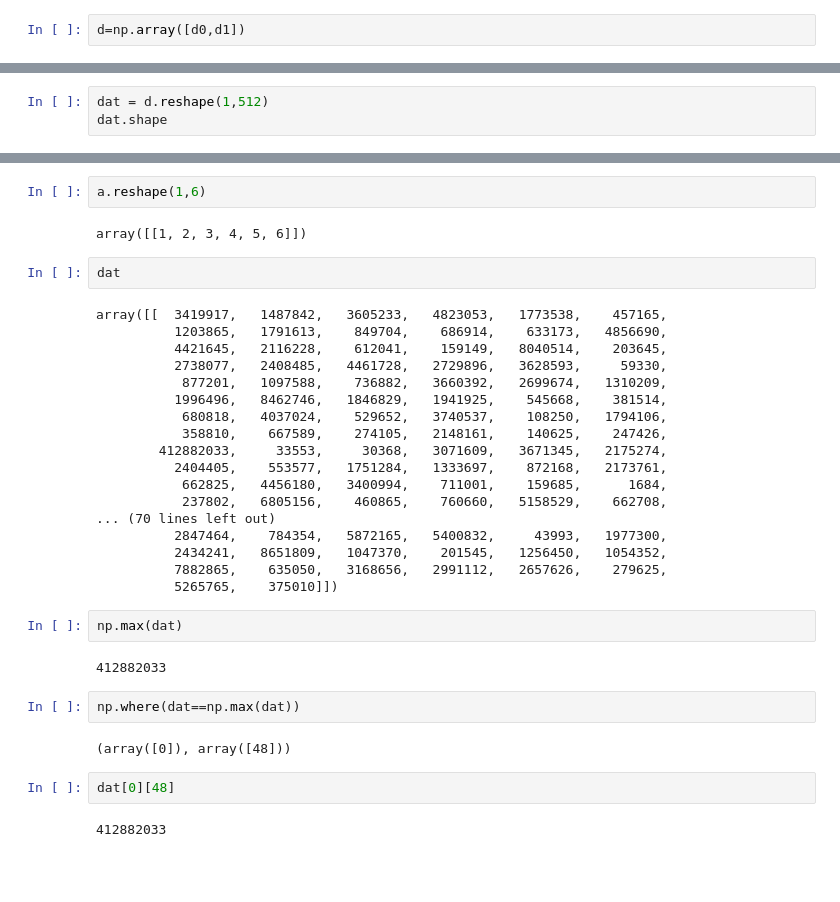
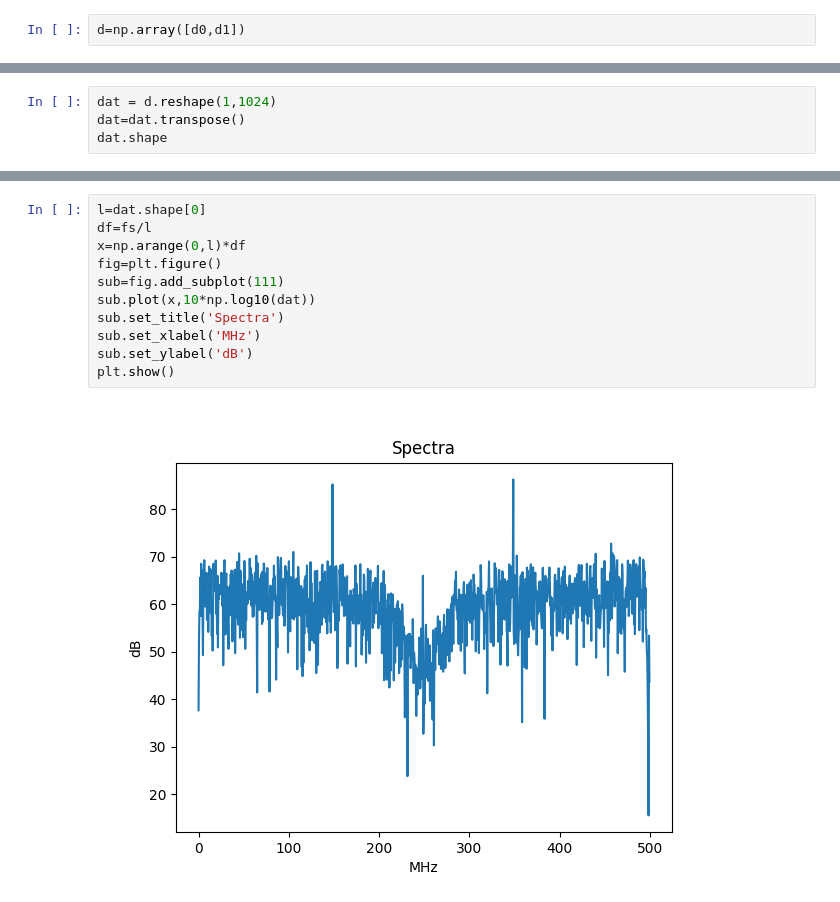
Before and after one commit to liuweiseu/snap_scripts, a Jupyter notebook: ipynb/snap_hdl_pfb.ipynb, the cells around one changed output, grey strips where cells are left out. Saved outputs shown, nothing was run; the diff lists cells and outputs as text; blank space fills up the shorter version.

```diff
--- a/ipynb/snap_hdl_pfb.ipynb
+++ b/ipynb/snap_hdl_pfb.ipynb
@@ -154,4 +144,5 @@ d0.shape
 # %%
-dat = d.reshape(1,512)
+dat = d.reshape(1,1024)
+dat=dat.transpose()
 dat.shape
 # %% [output]
@@ -166,36 +150,13 @@ plt.show()
-# %%
-a.reshape(1,6)
-# %% [output]
-array([[1, 2, 3, 4, 5, 6]])
-# %%
-dat
-# %% [output]
-array([[  3419917,   1487842,   3605233,   4823053,   1773538,    457165,
-          1203865,   1791613,    849704,    686914,    633173,   4856690,
-          4421645,   2116228,    612041,    159149,   8040514,    203645,
-          2738077,   2408485,   4461728,   2729896,   3628593,     59330,
-           877201,   1097588,    736882,   3660392,   2699674,   1310209,
-          1996496,   8462746,   1846829,   1941925,    545668,    381514,
-           680818,   4037024,    529652,   3740537,    108250,   1794106,
-           358810,    667589,    274105,   2148161,    140625,    247426,
-        412882033,     33553,     30368,   3071609,   3671345,   2175274,
-          2404405,    553577,   1751284,   1333697,    872168,   2173761,
-           662825,   4456180,   3400994,    711001,    159685,      1684,
-           237802,   6805156,    460865,    760660,   5158529,    662708,
-... (70 lines left out)
-          2847464,    784354,   5872165,   5400832,     43993,   1977300,
-          2434241,   8651809,   1047370,    201545,   1256450,   1054352,
-          7882865,    635050,   3168656,   2991112,   2657626,    279625,
-          5265765,    375010]])
-# %%
-np.max(dat)
-# %% [output]
-412882033
-# %%
-np.where(dat==np.max(dat))
-# %% [output]
-(array([0]), array([48]))
-# %%
-dat[0][48]
-# %% [output]
-412882033
+# %%
+l=dat.shape[0]
+df=fs/l
+x=np.arange(0,l)*df
+fig=plt.figure()
+sub=fig.add_subplot(111)
+sub.plot(x,10*np.log10(dat))
+sub.set_title('Spectra')
+sub.set_xlabel('MHz')
+sub.set_ylabel('dB')
+plt.show()
+# %% [output]
+[figure, added]
```
Also changed, not shown: parts of 9 cells of this notebook, 6 other files.
